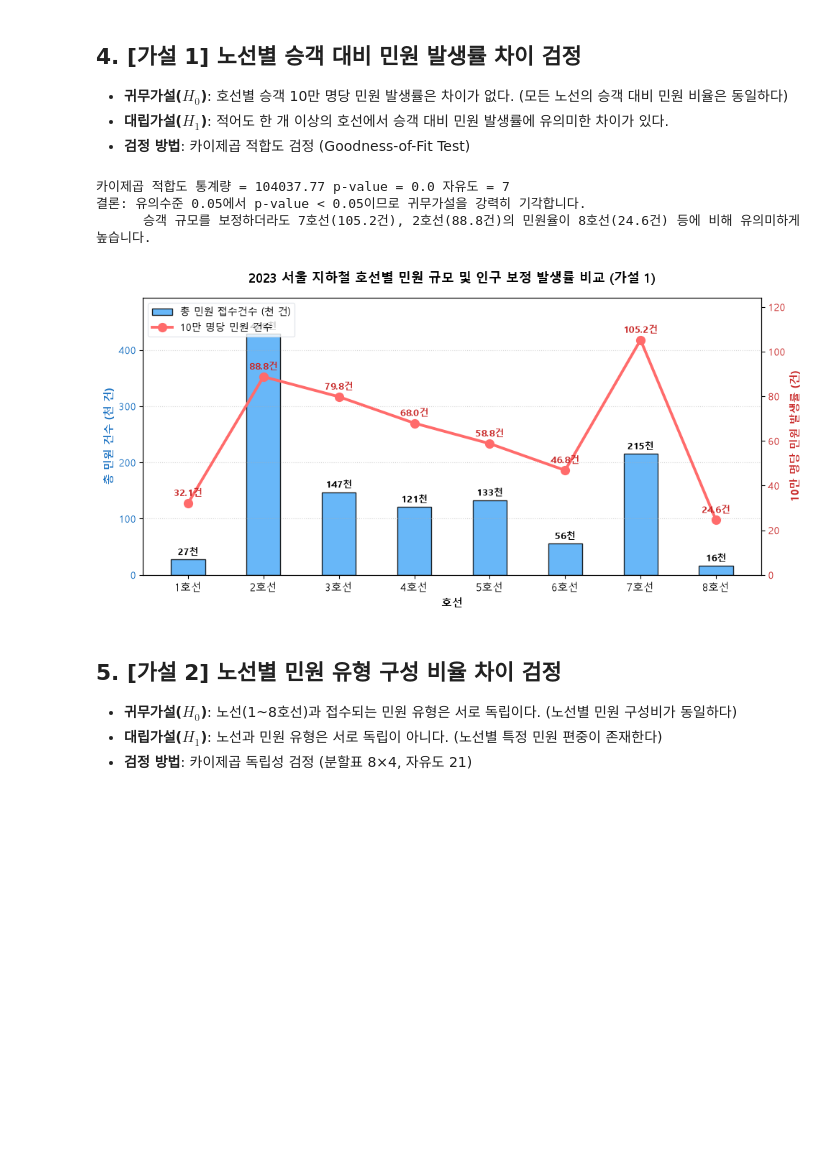
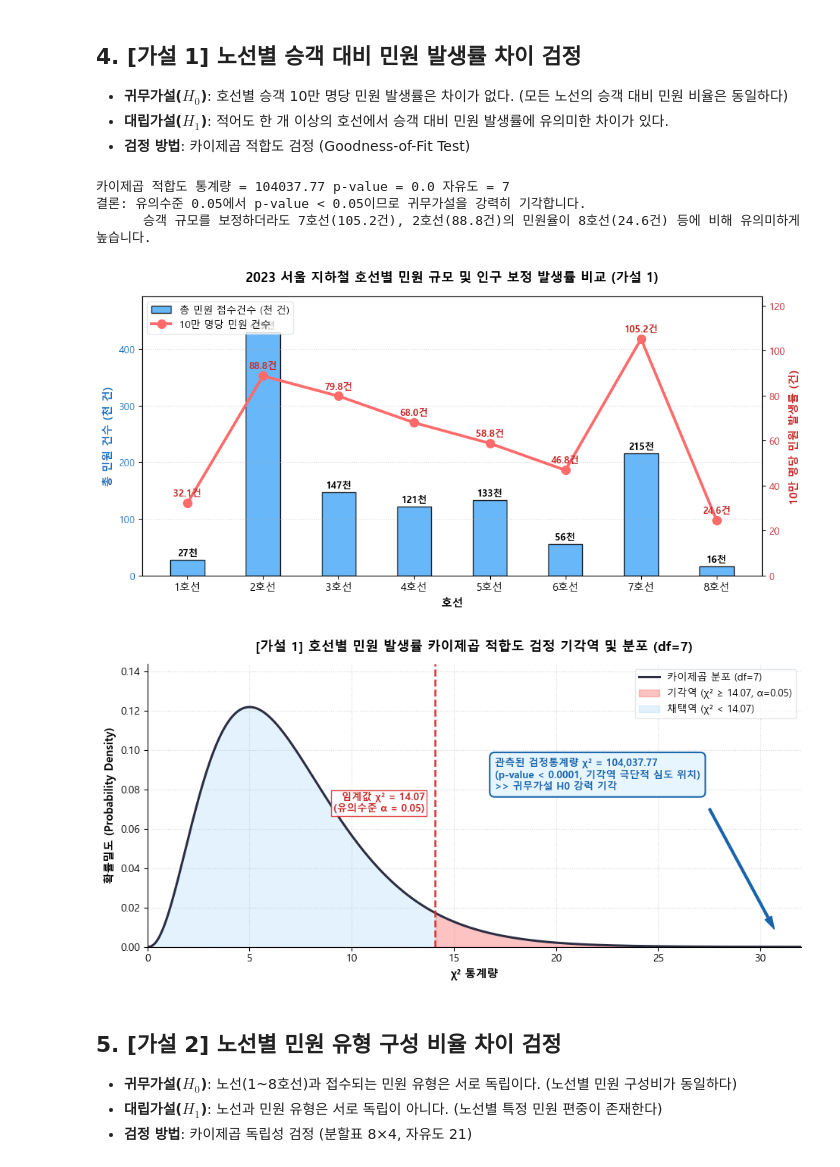
Before and after one commit to WaltDev29/Course_Data_Analysis, a Jupyter notebook: subway_project/main.ipynb, the cells around one changed output. Drawn from its saved outputs; the diff is of its cells as text; code cells hidden in the pictures; blank space fills up the shorter version.

```diff
--- a/subway_project/main.ipynb
+++ b/subway_project/main.ipynb
@@ -307,35 +299,73 @@ ax1.tick_params(axis='y', labelcolor='#1971c2')
 ax1.set_xticks(x)
 ax1.set_xticklabels(lines, fontsize=10.5)
 ax1.set_ylim(0, max(df_master['총민원건수'] / 1000) * 1.15)
 ax1.grid(axis='y', linestyle=':', alpha=0.5)
 
 for bar in bars:
     h = bar.get_height()
     ax1.text(bar.get_x() + bar.get_width()/2, h + 8, f'{h:.0f}천', ha='center', fontsize=9.5, fontweight='bold')
 
 ax2 = ax1.twinx()
 ax2.plot(x, df_master['십만명당_총민원'], color='#ff6b6b', marker='o', linewidth=2.8, markersize=8.5, label='10만 명당 민원 건수')
 ax2.set_ylabel('10만 명당 민원 발생률 (건)', color='#c92a2a', fontsize=11, fontweight='bold')
 ax2.tick_params(axis='y', labelcolor='#c92a2a')
 ax2.set_ylim(0, max(df_master['십만명당_총민원']) * 1.18)
 
 for i, val in enumerate(df_master['십만명당_총민원']):
     ax2.text(x[i], val + 3.2, f'{val:.1f}건', ha='center', fontsize=9.5, fontweight='bold', color='#c92a2a')
 
-# 범례 통합
 h1, l1 = ax1.get_legend_handles_labels()
 h2, l2 = ax2.get_legend_handles_labels()
 ax1.legend(h1 + h2, l1 + l2, loc='upper left', frameon=True, facecolor='white', edgecolor='#dee2e6')
 
 plt.title('2023 서울 지하철 호선별 민원 규모 및 인구 보정 발생률 비교 (가설 1)', fontsize=13, fontweight='bold', pad=15)
 fig.tight_layout()
 plt.savefig(RESULTS_DIR / '01_complaint_by_line_rate.png', dpi=150)
 plt.show()
+
+# [시각화 1-2] 가설 1 카이제곱 분포 및 기각역 시각화
+fig, ax = plt.subplots(figsize=(9.5, 4.8))
+chi1_crit = stats.chi2.ppf(0.95, dof1)
+x1 = np.linspace(0, 32, 600)
+y1 = stats.chi2.pdf(x1, dof1)
+
+ax.plot(x1, y1, color='#2b2d42', linewidth=2.2, label=f'카이제곱 분포 (df={dof1})')
+ax.fill_between(x1, y1, where=(x1 >= chi1_crit), color='#fa5252', alpha=0.35,
+                label=f'기각역 (χ² ≥ {chi1_crit:.2f}, α=0.05)')
+ax.fill_between(x1, y1, where=(x1 < chi1_crit), color='#4dabf7', alpha=0.15,
+                label=f'채택역 (χ² < {chi1_crit:.2f})')
+
+ax.axvline(chi1_crit, color='#e03131', linestyle='--', linewidth=1.8)
+ax.text(chi1_crit - 0.5, max(y1)*0.6, f'임계값 χ² = {chi1_crit:.2f}\n(유의수준 α = 0.05)',
+        color='#c92a2a', fontsize=9.5, fontweight='bold', ha='right', va='center',
+        bbox=dict(boxstyle='square,pad=0.2', facecolor='white', edgecolor='#e03131', alpha=0.9))
+
+ax.annotate(
+    f'관측된 검정통계량 χ² = {chi1_stat:,.2f}\n(p-value < 0.0001, 기각역 극단적 심도 위치)\n>> 귀무가설 H0 강력 기각',
+    xy=(31, 0.003), xytext=(17, 0.08),
+    arrowprops=dict(facecolor='#1864ab', edgecolor='#1864ab', shrink=0.08, width=2, headwidth=7),
+    bbox=dict(boxstyle='round,pad=0.5', facecolor='#e7f5ff', edgecolor='#1864ab', linewidth=1.5),
+    fontsize=9.5, fontweight='bold', color='#1864ab'
+)
+
+ax.set_title('[가설 1] 호선별 민원 발생률 카이제곱 적합도 검정 기각역 및 분포 (df=7)', fontsize=12.5, fontweight='bold', pad=12)
+ax.set_xlabel('χ² 통계량', fontsize=10.5, fontweight='bold')
+ax.set_ylabel('확률밀도 (Probability Density)', fontsize=10.5, fontweight='bold')
+ax.set_xlim(0, 32)
+ax.set_ylim(0, max(y1) * 1.18)
+ax.legend(loc='upper right', frameon=True, facecolor='white', edgecolor='#dee2e6', fontsize=9.5)
+ax.grid(True, linestyle=':', alpha=0.5)
+ax.spines[['top', 'right']].set_visible(False)
+fig.tight_layout()
+plt.savefig(RESULTS_DIR / '07_h1_chi_square_distribution.png', dpi=150)
+plt.savefig(RESULTS_DIR / '01_h1_chi_square_distribution.png', dpi=150)
+plt.show()
 # %% [output]
 카이제곱 적합도 통계량 = 104037.77 p-value = 0.0 자유도 = 7
 결론: 유의수준 0.05에서 p-value < 0.05이므로 귀무가설을 강력히 기각합니다.
       승객 규모를 보정하더라도 7호선(105.2건), 2호선(88.8건)의 민원율이 8호선(24.6건) 등에 비해 유의미하게 높습니다.
-[figure, old version]
+[figure, new version]
+[figure, added]
 # %% [markdown]
 ## 5. [가설 2] 노선별 민원 유형 구성 비율 차이 검정
 - **귀무가설($H_0$)**: 노선(1~8호선)과 접수되는 민원 유형은 서로 독립이다. (노선별 민원 구성비가 동일하다)
```
Also changed, not shown: parts of 4 cells of this notebook, 1 other file.
